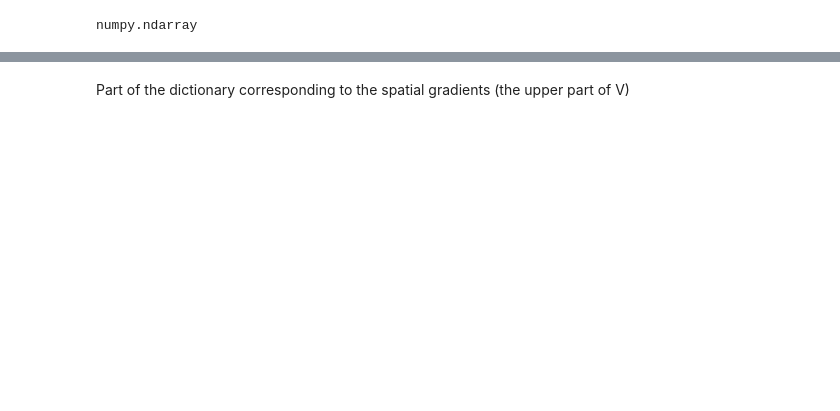
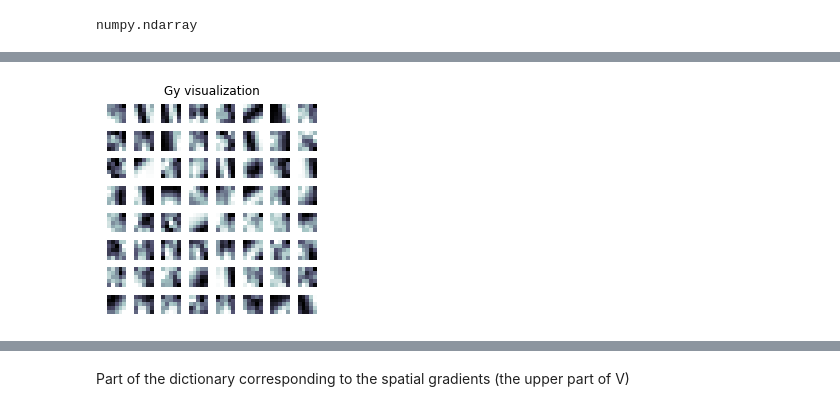
Before and after one commit to SudeshnaBora/Computer_Vision, a Jupyter notebook: code/Learning Phase.ipynb, the cells around one changed output, grey strips where cells are left out. Drawn from its saved outputs; the diff is of its cells as text; code cells hidden in the pictures; blank space fills up the shorter version.

```diff
--- a/code/Learning Phase.ipynb
+++ b/code/Learning Phase.ipynb
@@ -389,0 +366,5 @@ plt.subplots_adjust(0.08, 0.02, 0.92, 0.85, 0.08, 0.23)
+# %%
+plt.title("Gy visualization")
+dl.visualize_dictionary(dictionary[25:50,0:64], 8, 8)
+# %% [output]
+[figure, added]
```
Also changed, not shown: parts of 29 cells of this notebook, 4 other files.
